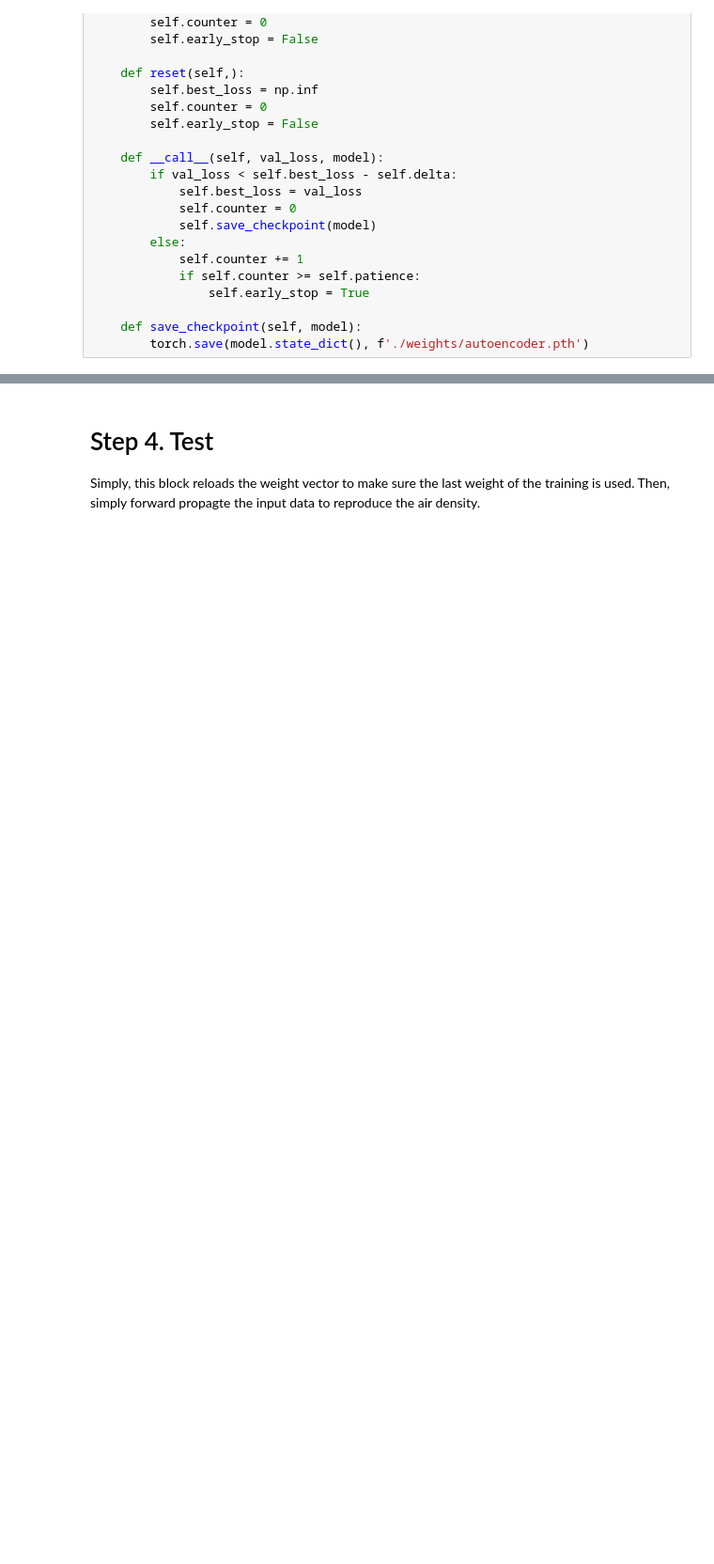
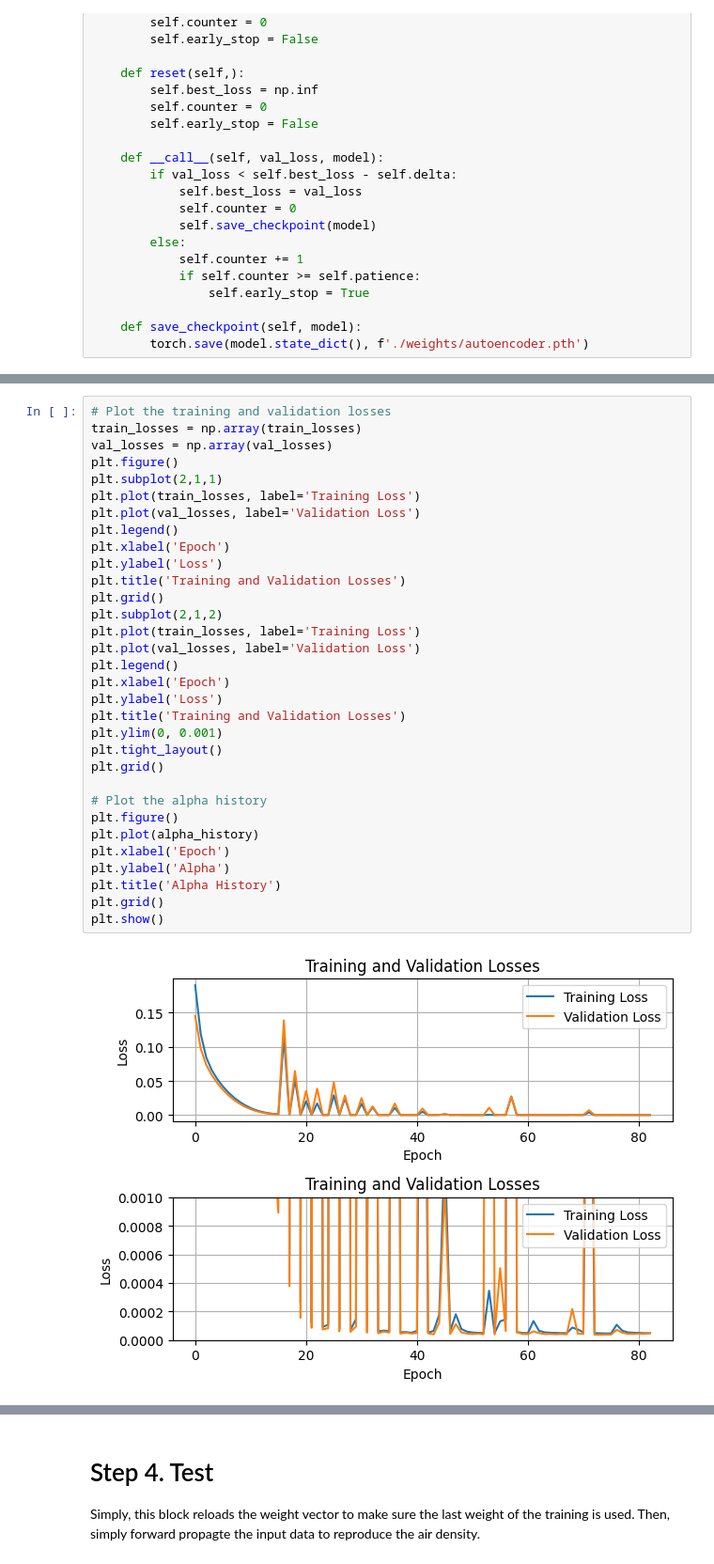
Before and after one commit to ElliotHYLee/asdf1234, a Jupyter notebook: hw1/hw1_a_train.ipynb, the cells around one changed output, grey strips where cells are left out. Shown at 94% size. Drawn from its saved outputs; the diff is of its cells as text; blank space fills up the shorter version.

Commit message:
better plots

```diff
--- a/hw1/hw1_a_train.ipynb
+++ b/hw1/hw1_a_train.ipynb
@@ -425 +462,35 @@ Epoch [65/1000], Train Loss: 0.00005643, Validation Loss: 0.00005408
 Early stopping
+# %%
+# Plot the training and validation losses
+train_losses = np.array(train_losses)
+val_losses = np.array(val_losses)
+plt.figure()
+plt.subplot(2,1,1)
+plt.plot(train_losses, label='Training Loss')
+plt.plot(val_losses, label='Validation Loss')
+plt.legend()
+plt.xlabel('Epoch')
+plt.ylabel('Loss')
+plt.title('Training and Validation Losses')
+plt.grid()
+plt.subplot(2,1,2)
+plt.plot(train_losses, label='Training Loss')
+plt.plot(val_losses, label='Validation Loss')
+plt.legend()
+plt.xlabel('Epoch')
+plt.ylabel('Loss')
+plt.title('Training and Validation Losses')
+plt.ylim(0, 0.001)
+plt.tight_layout()
+plt.grid()
+
+# Plot the alpha history
+plt.figure()
+plt.plot(alpha_history)
+plt.xlabel('Epoch')
+plt.ylabel('Alpha')
+plt.title('Alpha History')
+plt.grid()
+plt.show()
+# %% [output]
+[figure, added]
```
Also changed, not shown: parts of 5 cells of this notebook, 1 other file.
